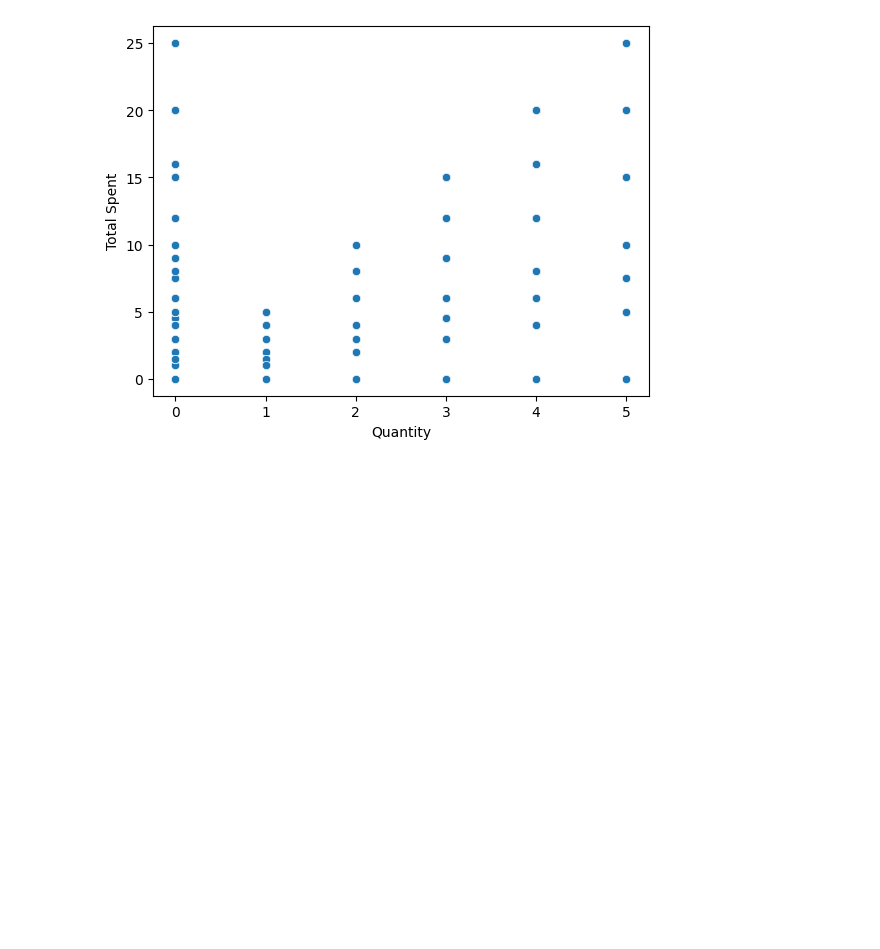
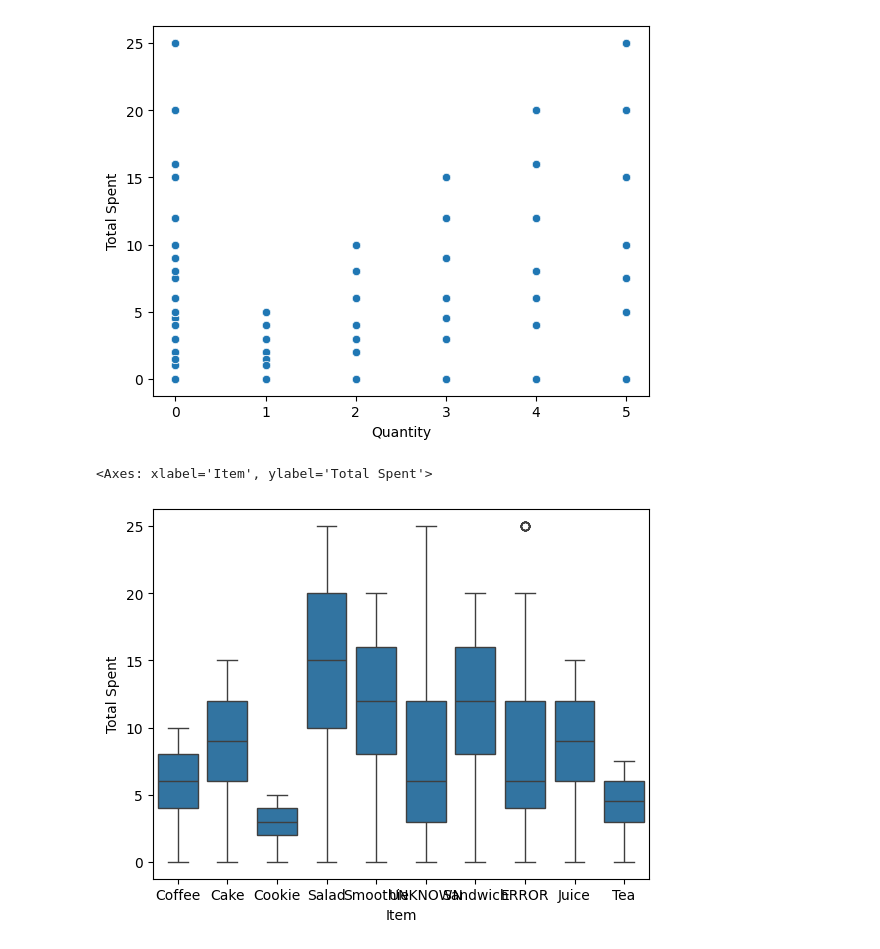
Before and after one commit to dpkasahu/numpy, a Jupyter notebook: seaborn.ipynb, the cells around one changed output. Saved outputs shown, nothing was run; the diff lists cells and outputs as text; code cells hidden in the pictures; blank space fills up the shorter version.

```diff
--- a/seaborn.ipynb
+++ b/seaborn.ipynb
@@ -474,3 +474,9 @@ sns.scatterplot(x='Quantity',y='Total Spent',data=sb3)
 # %% [output]
 <Axes: xlabel='Quantity', ylabel='Total Spent'>
 [figure]
+# %%
+#box plot : plot which is used to detect the outliers
+sns.boxplot(x='Item',y='Total Spent',data=sb3)
+# %% [output]
+<Axes: xlabel='Item', ylabel='Total Spent'>
+[figure, added]
```
Also changed, not shown: parts of 1 cell of this notebook.
